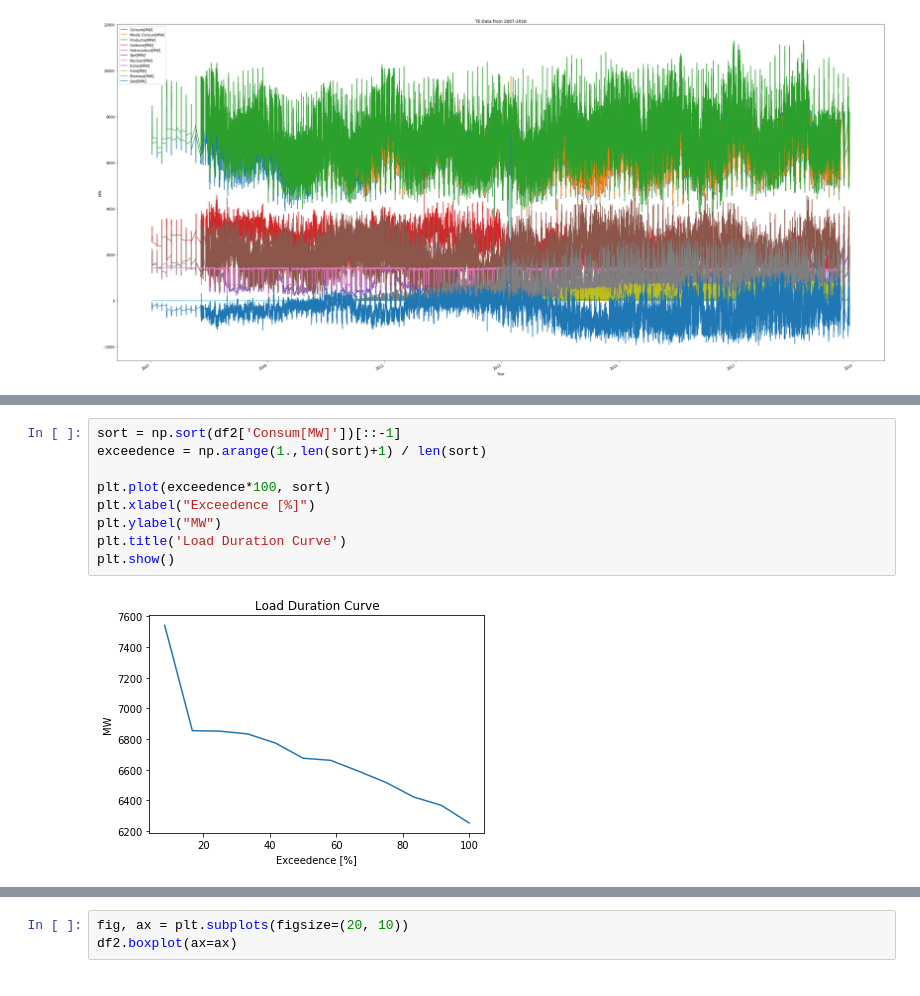
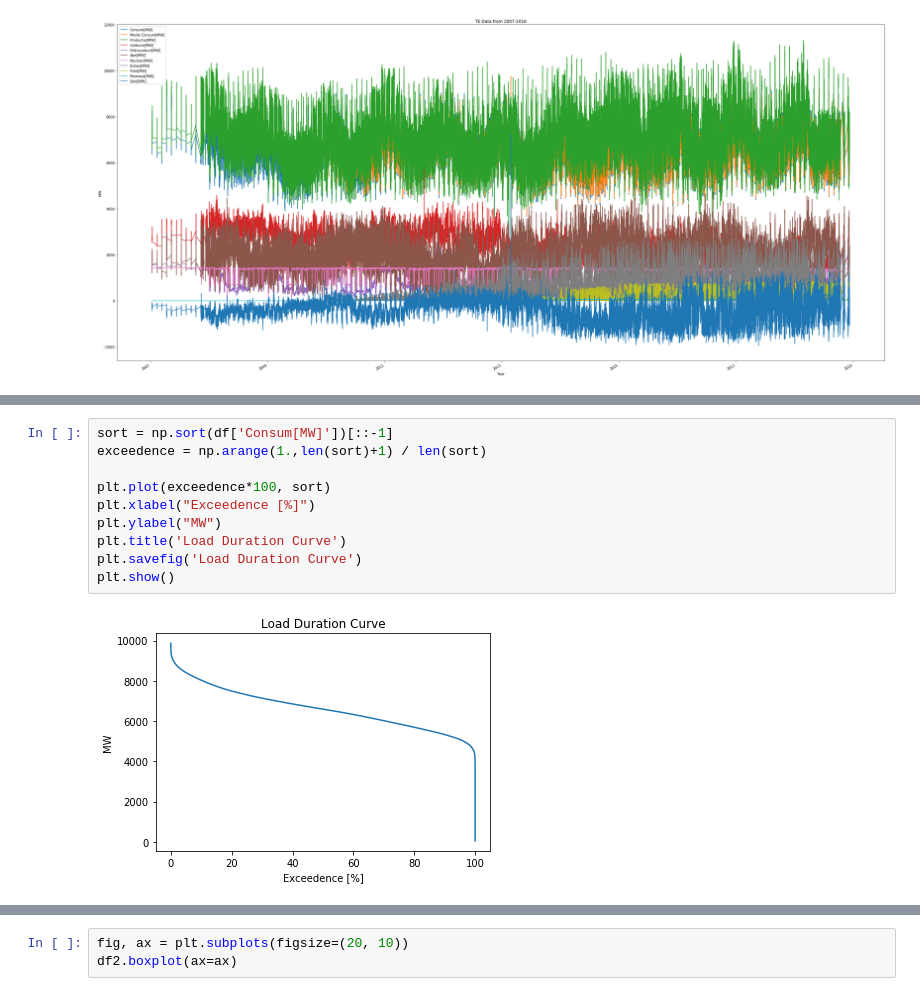
Before and after one commit to anzarkamdar/FSR-Power-Sector-project, a Jupyter notebook: Romania Load Profile.ipynb, the cells around one changed output, grey strips where cells are left out. Cells and saved outputs as stored; diff of their text form.

```diff
--- a/Romania Load Profile.ipynb
+++ b/Romania Load Profile.ipynb
@@ -431,14 +432,15 @@ plt.savefig('Seasonal Decomposition Plot (Daily Frequency)')
 # %%
-sort = np.sort(df2['Consum[MW]'])[::-1]
+sort = np.sort(df['Consum[MW]'])[::-1]
 exceedence = np.arange(1.,len(sort)+1) / len(sort)
 
 plt.plot(exceedence*100, sort)
 plt.xlabel("Exceedence [%]")
 plt.ylabel("MW")
 plt.title('Load Duration Curve')
+plt.savefig('Load Duration Curve')
 plt.show()
 # %% [output]
-[figure, old version]
+[figure, new version]
 # %%
 plt.hist(df2['Consum[MW]'])
 plt.xlabel("Consumption[MW]")
```
Also changed, not shown: parts of 10 cells of this notebook.
